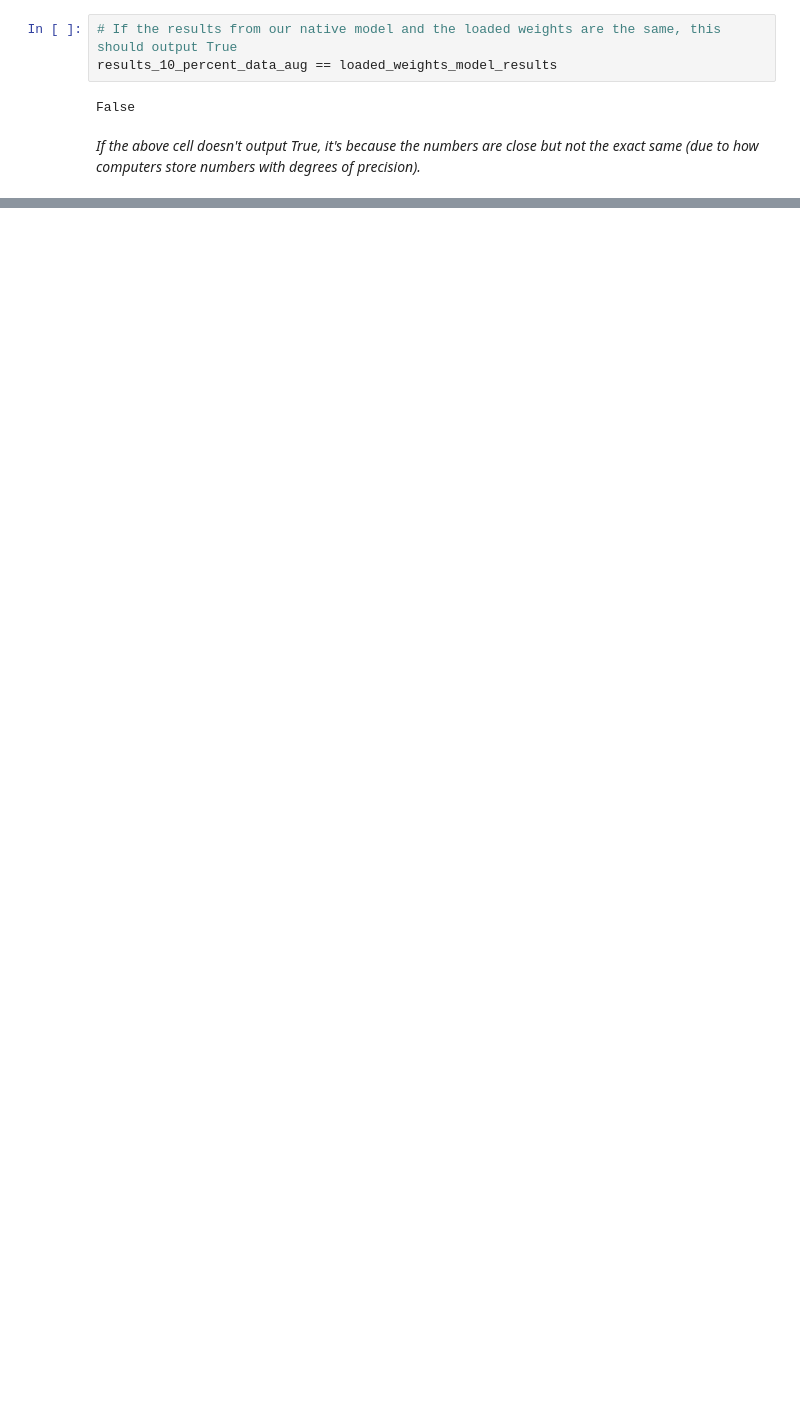
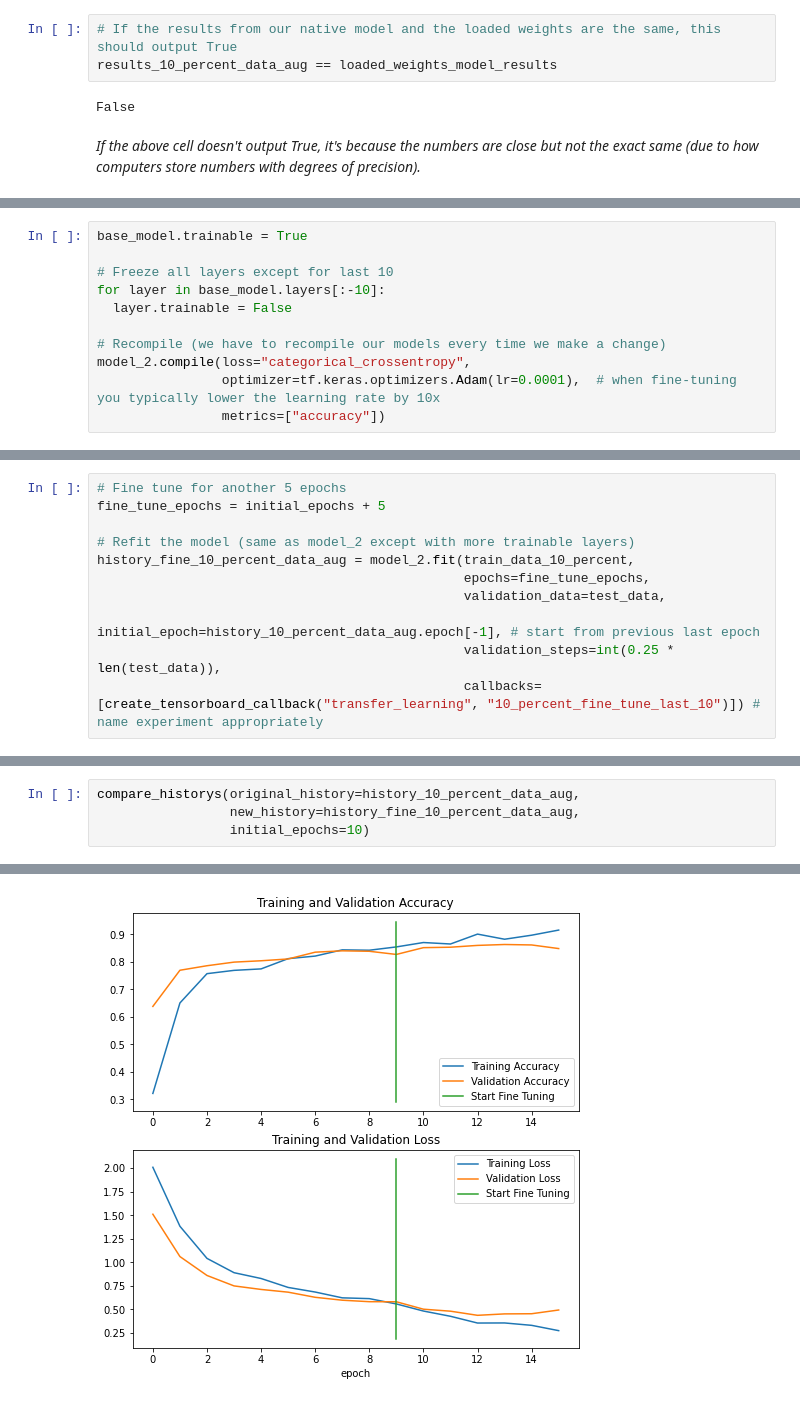
Before and after one commit to prachuryanath/TF-Learning, a Jupyter notebook: 05_transfer_learning_in_tensorflow_part_2_fine_tuning.ipynb, the cells around one changed output, grey strips where cells are left out. Cells and saved outputs as stored; diff of their text form; blank space fills up the shorter version.

```diff
--- a/05_transfer_learning_in_tensorflow_part_2_fine_tuning.ipynb
+++ b/05_transfer_learning_in_tensorflow_part_2_fine_tuning.ipynb
@@ -713,0 +794,11 @@ print(np.array(results_10_percent_data_aug) - np.array(loaded_weights_model_resu
+# %%
+base_model.trainable = True
+
+# Freeze all layers except for last 10
+for layer in base_model.layers[:-10]:
+  layer.trainable = False
+
+# Recompile (we have to recompile our models every time we make a change)
+model_2.compile(loss="categorical_crossentropy",
+                optimizer=tf.keras.optimizers.Adam(lr=0.0001),  # when fine-tuning you typically lower the learning rate by 10x
+                metrics=["accuracy"])
@@ -713,0 +832,11 @@ print(np.array(results_10_percent_data_aug) - np.array(loaded_weights_model_resu
+# %%
+# Fine tune for another 5 epochs
+fine_tune_epochs = initial_epochs + 5
+
+# Refit the model (same as model_2 except with more trainable layers)
+history_fine_10_percent_data_aug = model_2.fit(train_data_10_percent,
+                                               epochs=fine_tune_epochs,
+                                               validation_data=test_data,
+                                               initial_epoch=history_10_percent_data_aug.epoch[-1], # start from previous last epoch
+                                               validation_steps=int(0.25 * len(test_data)),
+                                               callbacks=[create_tensorboard_callback("transfer_learning", "10_percent_fine_tune_last_10")]) # name experiment appropriately
@@ -713,0 +905,5 @@ print(np.array(results_10_percent_data_aug) - np.array(loaded_weights_model_resu
+# %%
+compare_historys(original_history=history_10_percent_data_aug,
+                 new_history=history_fine_10_percent_data_aug,
+                 initial_epochs=10)
+# %% [output]
@@ -714 +913,2 @@ print(np.array(results_10_percent_data_aug) - np.array(loaded_weights_model_resu
+[figure, added]
 # %% [markdown]
```
Also changed, not shown: parts of 55 cells of this notebook.
